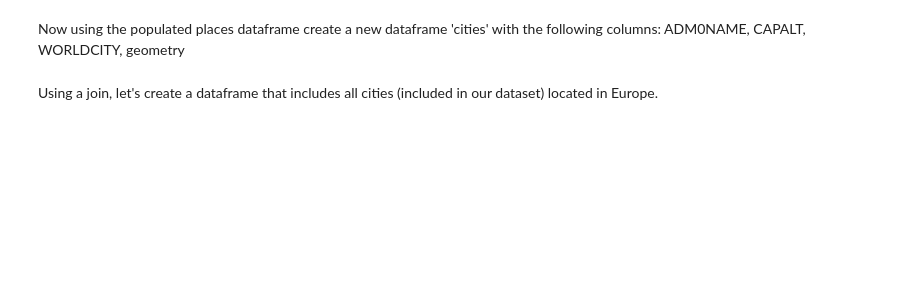
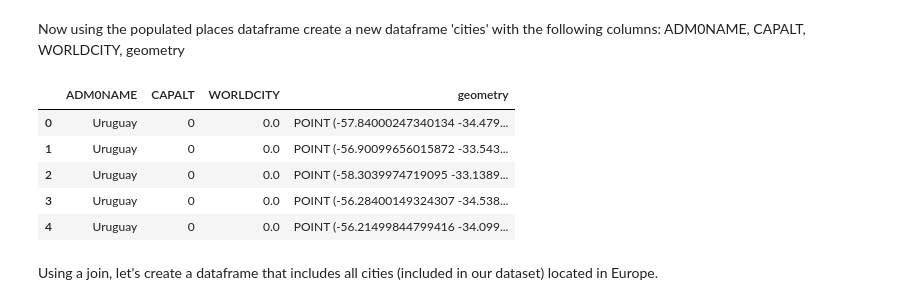
Before and after one commit to asouleymane/geospatial, a Jupyter notebook: module4/practices/manipulation.ipynb, the cells around one changed output. Saved outputs shown, nothing was run; the diff lists cells and outputs as text; code cells hidden in the pictures; blank space fills up the shorter version.

```diff
--- a/module4/practices/manipulation.ipynb
+++ b/module4/practices/manipulation.ipynb
@@ -146,7 +260,16 @@ Now using the populated places dataframe create a new dataframe 'cities' with th
 # %%
 ## M4:P1:Cell09
 #  Add dataframe column code here
 # -------------------------------
+cities=pop_pl[['ADM0NAME','CAPALT','WORLDCITY','geometry']]
+cities.head()
+# %% [output]
+|  | ADM0NAME | CAPALT | WORLDCITY | geometry |
+| 0 | Uruguay | 0 | 0.0 | POINT (-57.84000247340134 -34.479... |
+| 1 | Uruguay | 0 | 0.0 | POINT (-56.90099656015872 -33.543... |
+| 2 | Uruguay | 0 | 0.0 | POINT (-58.3039974719095 -33.1389... |
+| 3 | Uruguay | 0 | 0.0 | POINT (-56.28400149324307 -34.538... |
+| 4 | Uruguay | 0 | 0.0 | POINT (-56.21499844799416 -34.099... |
 # %% [markdown]
 Using a join, let's create a dataframe that includes all cities (included in our dataset) located in Europe.
 # %%
```
Also changed, not shown: parts of 20 cells of this notebook, 7 other files.
